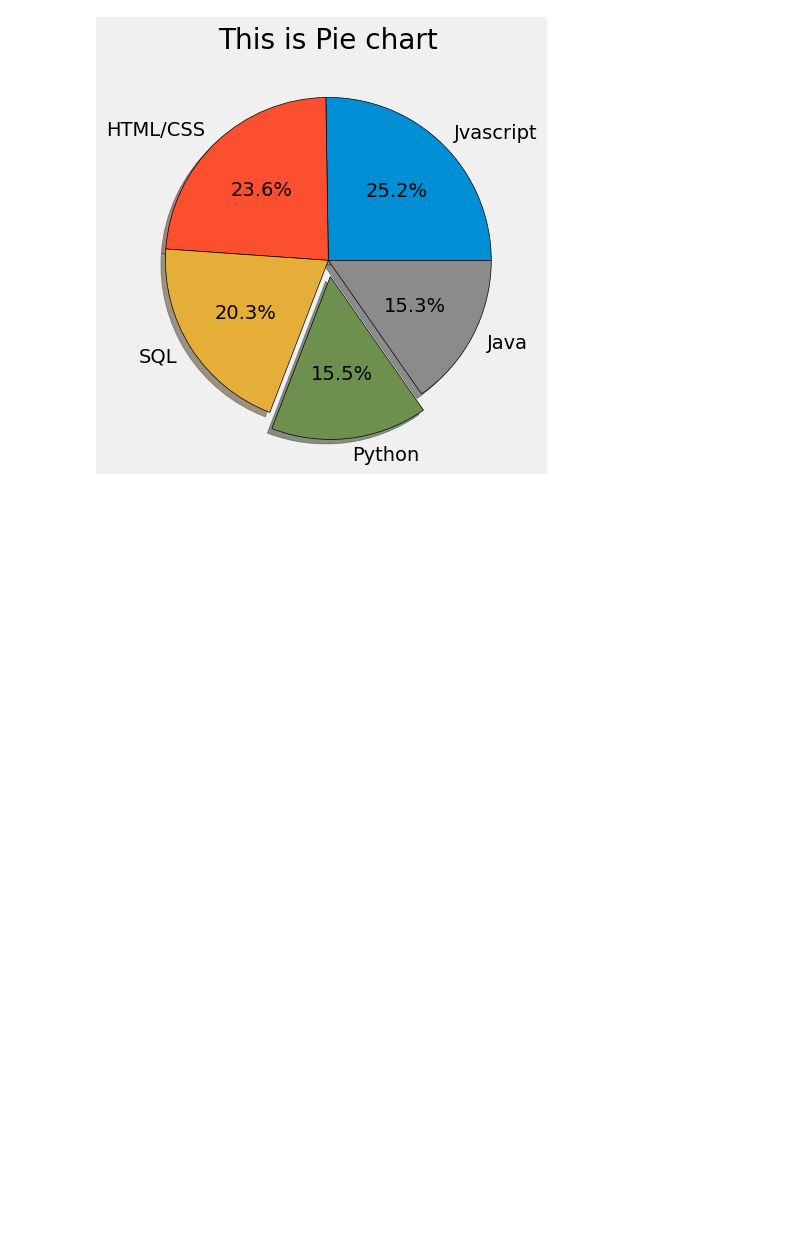
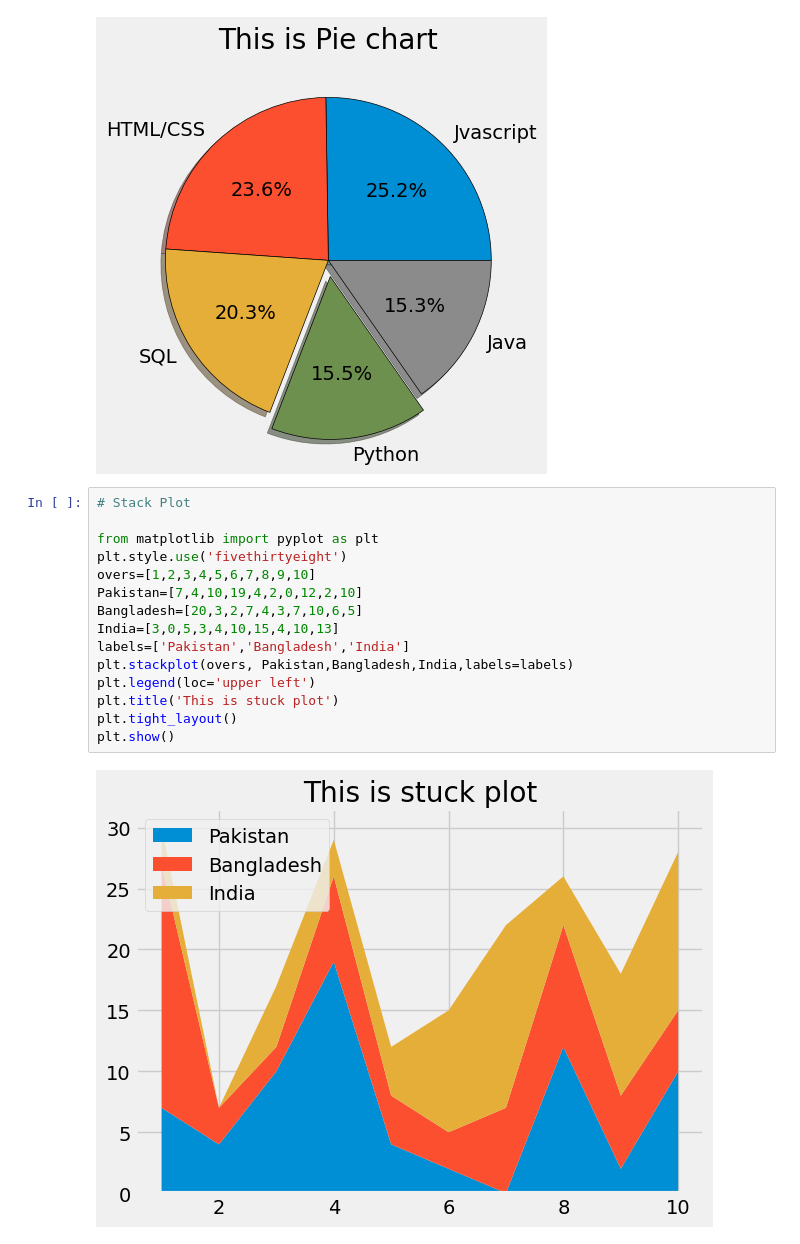
Before and after one commit to Mostafij-k/Python-Learning, a Jupyter notebook: Data/MatplotLib.ipynb, the cells around one changed output. Saved outputs shown, nothing was run; the diff lists cells and outputs as text; blank space fills up the shorter version.

Commit message:
Basic of Matplotlib

```diff
--- a/Data/MatplotLib.ipynb
+++ b/Data/MatplotLib.ipynb
@@ -103,3 +103,20 @@ plt.tight_layout()
 plt.show()
 # %% [output]
 [figure]
+# %%
+# Stack Plot
+
+from matplotlib import pyplot as plt
+plt.style.use('fivethirtyeight')
+overs=[1,2,3,4,5,6,7,8,9,10]
+Pakistan=[7,4,10,19,4,2,0,12,2,10]
+Bangladesh=[20,3,2,7,4,3,7,10,6,5]
+India=[3,0,5,3,4,10,15,4,10,13]
+labels=['Pakistan','Bangladesh','India']
+plt.stackplot(overs, Pakistan,Bangladesh,India,labels=labels)
+plt.legend(loc='upper left')
+plt.title('This is stuck plot')
+plt.tight_layout()
+plt.show()
+# %% [output]
+[figure, added]
```
Also changed, not shown: parts of 2 cells of this notebook, 1 other file.
